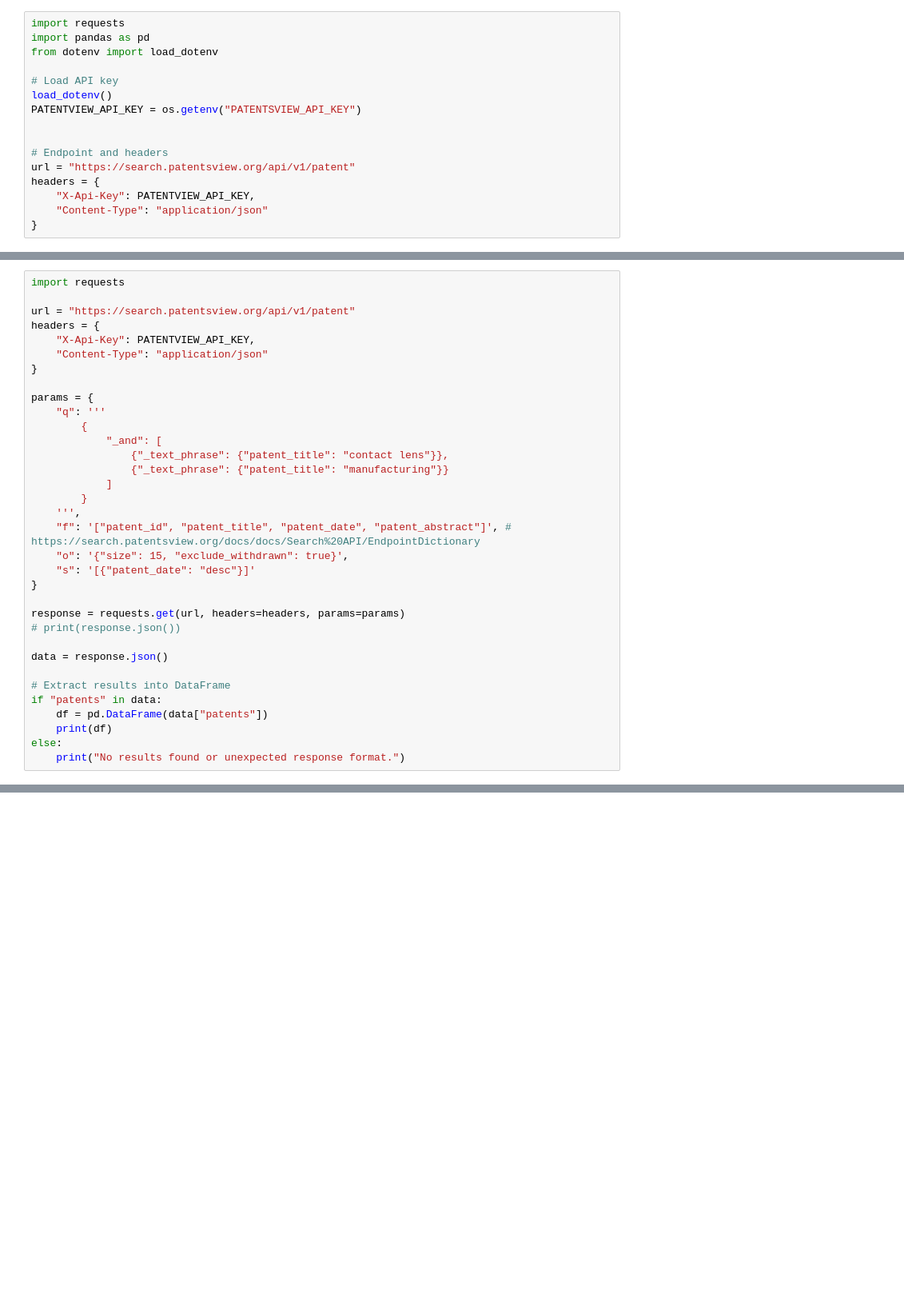
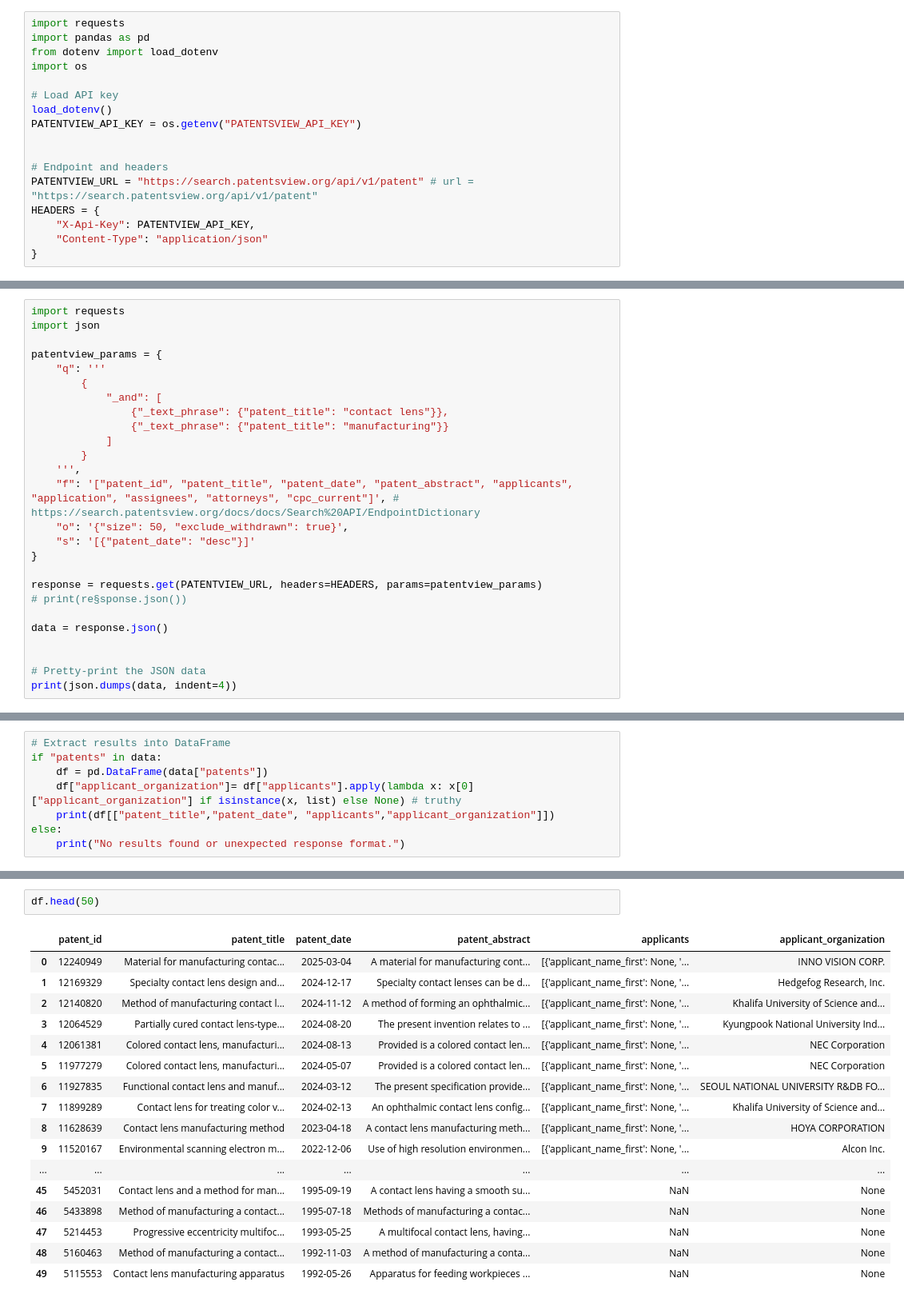
Before and after one commit to darkcyan-ugli-fruit/innolens, a Jupyter notebook: notebooks/01_innolens.ipynb, the cells around one changed output, grey strips where cells are left out. Shown at 80% size. Drawn from its saved outputs; the diff is of its cells as text; blank space fills up the shorter version.

```diff
--- a/notebooks/01_innolens.ipynb
+++ b/notebooks/01_innolens.ipynb
@@ -491,6 +504,7 @@ https://github.com/PatentsView/PatentsView-Code-Examples/blob/main/data-download
 import requests
 import pandas as pd
 from dotenv import load_dotenv
+import os
 
 # Load API key
 load_dotenv()
@@ -498,8 +512,8 @@ PATENTVIEW_API_KEY = os.getenv("PATENTSVIEW_API_KEY")
 
 
 # Endpoint and headers
-url = "https://search.patentsview.org/api/v1/patent"
-headers = {
+PATENTVIEW_URL = "https://search.patentsview.org/api/v1/patent" # url = "https://search.patentsview.org/api/v1/patent"
+HEADERS = {
     "X-Api-Key": PATENTVIEW_API_KEY,
     "Content-Type": "application/json"
 }
@@ -508,14 +522,9 @@ headers = {
 https://search.patentsview.org/swagger-ui/
 # %%
 import requests
+import json
 
-url = "https://search.patentsview.org/api/v1/patent"
-headers = {
-    "X-Api-Key": PATENTVIEW_API_KEY,
-    "Content-Type": "application/json"
-}
-
-params = {
+patentview_params = {
     "q": '''
         {
             "_and": [
@@ -524,20 +533,17 @@ params = {
             ]
         }
     ''',
-    "f": '["patent_id", "patent_title", "patent_date", "patent_abstract"]', # https://search.patentsview.org/docs/docs/Search%20API/EndpointDictionary
-    "o": '{"size": 15, "exclude_withdrawn": true}',
+    "f": '["patent_id", "patent_title", "patent_date", "patent_abstract", "applicants", "application", "assignees", "attorneys", "cpc_current"]', # https://search.patentsview.org/docs/docs/Search%20API/EndpointDictionary
+    "o": '{"size": 50, "exclude_withdrawn": true}',
     "s": '[{"patent_date": "desc"}]'
 }
 
-response = requests.get(url, headers=headers, params=params)
-# print(response.json())
+response = requests.get(PATENTVIEW_URL, headers=HEADERS, params=patentview_params)
+# print(re§sponse.json())
 
 data = response.json()
 
-# Extract results into DataFrame
-if "patents" in data:
-    df = pd.DataFrame(data["patents"])
-    print(df)
-else:
-    print("No results found or unexpected response format.")
+
+# Pretty-print the JSON data
+print(json.dumps(data, indent=4))
 # %% [output]
@@ -560,0 +567,8 @@ else:
+# %%
+# Extract results into DataFrame
+if "patents" in data:
+    df = pd.DataFrame(data["patents"])
+    df["applicant_organization"]= df["applicants"].apply(lambda x: x[0]["applicant_organization"] if isinstance(x, list) else None) # truthy
+    print(df[["patent_title","patent_date", "applicants","applicant_organization"]])
+else:
+    print("No results found or unexpected response format.")
@@ -561,3 +593,23 @@ else:
+# %%
+df.head(50)
+# %% [output]
+|  | patent_id | patent_title | patent_date | patent_abstract | applicants | applicant_organization |
+| 0 | 12240949 | Material for manufacturing contac... | 2025-03-04 | A material for manufacturing cont... | [{'applicant_name_first': None, '... | INNO VISION CORP. |
+| 1 | 12169329 | Specialty contact lens design and... | 2024-12-17 | Specialty contact lenses can be d... | [{'applicant_name_first': None, '... | Hedgefog Research, Inc. |
+| 2 | 12140820 | Method of manufacturing contact l... | 2024-11-12 | A method of forming an ophthalmic... | [{'applicant_name_first': None, '... | Khalifa University of Science and... |
+| 3 | 12064529 | Partially cured contact lens-type... | 2024-08-20 | The present invention relates to ... | [{'applicant_name_first': None, '... | Kyungpook National University Ind... |
+| 4 | 12061381 | Colored contact lens, manufacturi... | 2024-08-13 | Provided is a colored contact len... | [{'applicant_name_first': None, '... | NEC Corporation |
+| 5 | 11977279 | Colored contact lens, manufacturi... | 2024-05-07 | Provided is a colored contact len... | [{'applicant_name_first': None, '... | NEC Corporation |
+| 6 | 11927835 | Functional contact lens and manuf... | 2024-03-12 | The present specification provide... | [{'applicant_name_first': None, '... | SEOUL NATIONAL UNIVERSITY R&DB FO... |
+| 7 | 11899289 | Contact lens for treating color v... | 2024-02-13 | An ophthalmic contact lens config... | [{'applicant_name_first': None, '... | Khalifa University of Science and... |
+| 8 | 11628639 | Contact lens manufacturing method | 2023-04-18 | A contact lens manufacturing meth... | [{'applicant_name_first': None, '... | HOYA CORPORATION |
+| 9 | 11520167 | Environmental scanning electron m... | 2022-12-06 | Use of high resolution environmen... | [{'applicant_name_first': None, '... | Alcon Inc. |
+| ... | ... | ... | ... | ... | ... | ... |
+| 45 | 5452031 | Contact lens and a method for man... | 1995-09-19 | A contact lens having a smooth su... | NaN | None |
+| 46 | 5433898 | Method of manufacturing a contact... | 1995-07-18 | Methods of manufacturing a contac... | NaN | None |
+| 47 | 5214453 | Progressive eccentricity multifoc... | 1993-05-25 | A multifocal contact lens, having... | NaN | None |
+| 48 | 5160463 | Method of manufacturing a contact... | 1992-11-03 | A method of manufacturing a conta... | NaN | None |
+| 49 | 5115553 | Contact lens manufacturing apparatus | 1992-05-26 | Apparatus for feeding workpieces ... | NaN | None |
 # %%
 import requests
 
```
Also changed, not shown: parts of 22 cells of this notebook.
